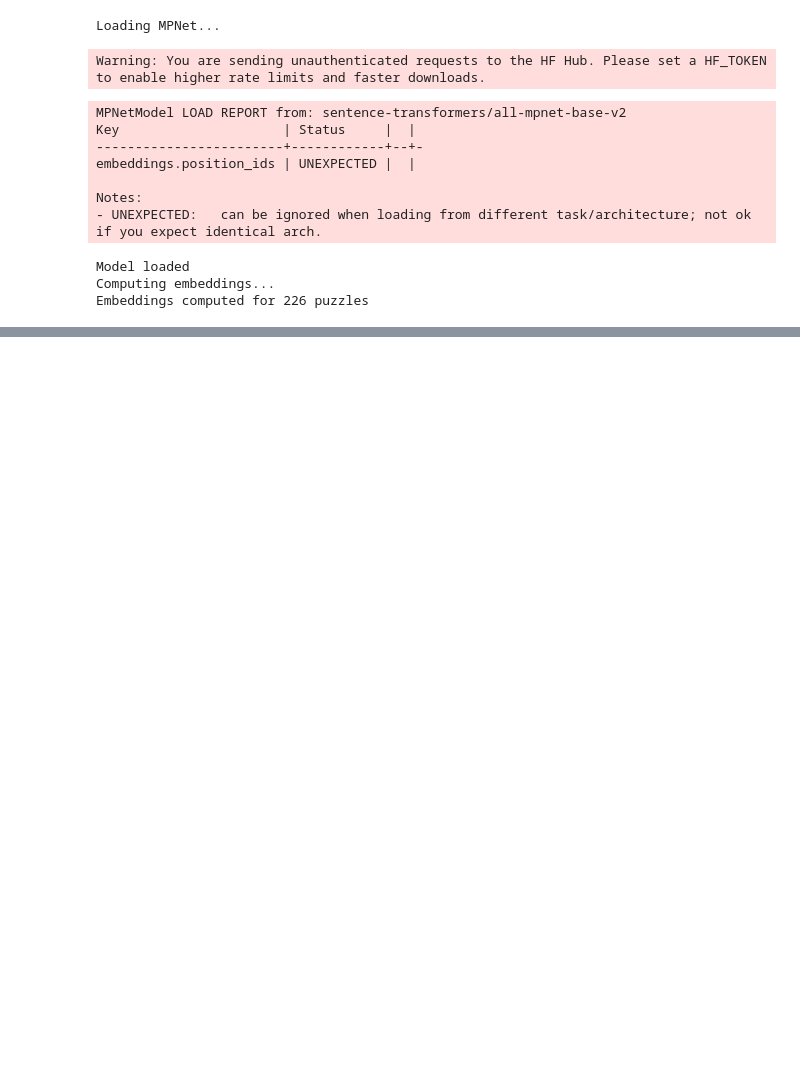
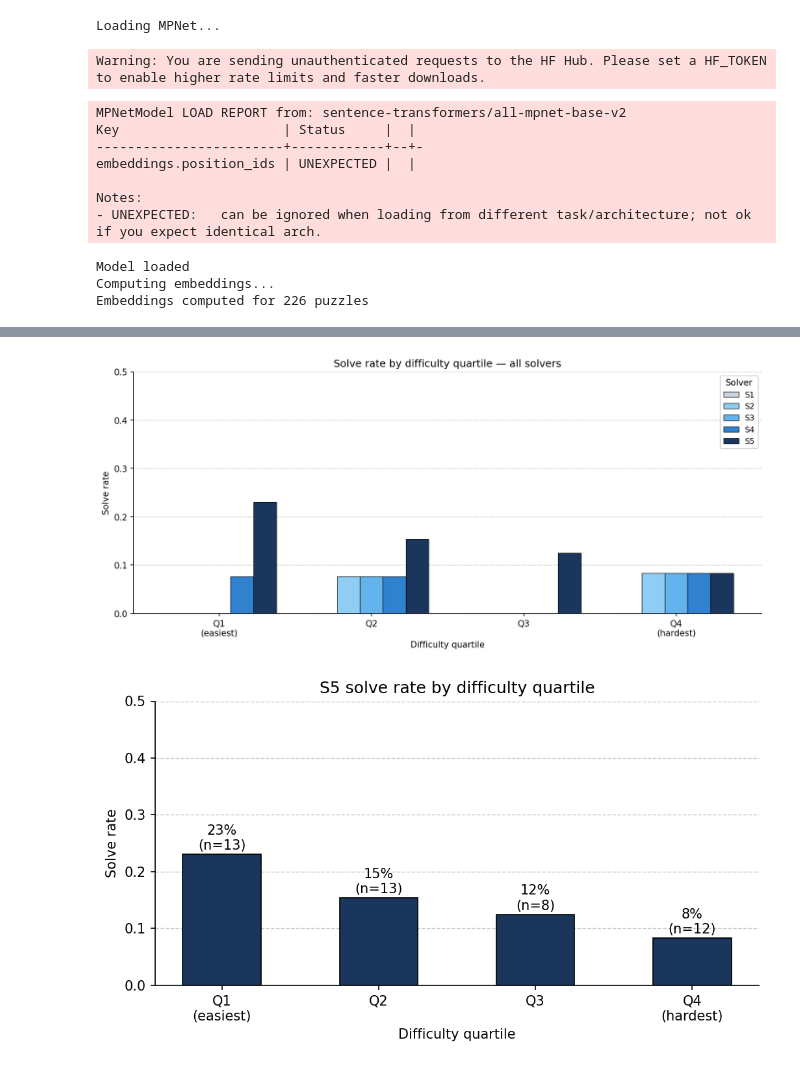
Before and after one commit to benburda/nyt-connections-thesis, a Jupyter notebook: notebooks/03_solver.ipynb, the cells around one changed output, grey strips where cells are left out. Cells and saved outputs as stored; diff of their text form; code cells hidden in the pictures; blank space fills up the shorter version.

```diff
--- a/notebooks/03_solver.ipynb
+++ b/notebooks/03_solver.ipynb
@@ -883,0 +827,75 @@ plt.show()
+# %%
+# ── Figure: Solve rate by difficulty quartile — all solvers + S5 only ─
+difficulties = [item["puzzle"]["difficulty"] for item in test_precomputed]
+df_test = pd.DataFrame({
+    "difficulty": difficulties,
+    "solved_s1": solved_s1,
+    "solved_s2": solved_s2,
+    "solved_s3": solved_s3,
+    "solved_s4": solved_s4,
+    "solved_s5": solved_s5,
+})
+
+df_test["quartile"] = pd.qcut(df_test["difficulty"], q=4,
+                               labels=["Q1\n(easiest)", "Q2", "Q3", "Q4\n(hardest)"])
+
+quartile_stats = df_test.groupby("quartile", observed=True).agg(
+    n=("solved_s5", "count"),
+    s1=("solved_s1", "mean"),
+    s2=("solved_s2", "mean"),
+    s3=("solved_s3", "mean"),
+    s4=("solved_s4", "mean"),
+    s5=("solved_s5", "mean"),
+).reset_index()
+
+print(quartile_stats)
+
+x = np.arange(len(quartile_stats))
+n_solvers = 5
+width = 0.15
+offsets = np.linspace(-(n_solvers-1)/2, (n_solvers-1)/2, n_solvers) * width
+solver_cols = ["s1", "s2", "s3", "s4", "s5"]
+solver_labels = ["S1", "S2", "S3", "S4", "S5"]
+solver_colors = ["#CBD5E0", "#90CDF4", "#63B3ED", "#3182CE", "#1A365D"]
+
+# ── Plot 1: All solvers ───────────────────────────────────────────────
+fig, ax = plt.subplots(figsize=(11, 5))
+for i, (col, label, color) in enumerate(zip(solver_cols, solver_labels, solver_colors)):
+    ax.bar(x + offsets[i], quartile_stats[col], width,
+           label=label, color=color, edgecolor="black", linewidth=0.6)
+
+ax.set_xticks(x)
+ax.set_xticklabels(quartile_stats["quartile"])
+ax.set_xlabel("Difficulty quartile")
+ax.set_ylabel("Solve rate")
+ax.set_title("Solve rate by difficulty quartile — all solvers", fontsize=12)
+ax.legend(title="Solver", fontsize=9)
+ax.set_ylim(0, 0.5)
+ax.yaxis.grid(True, linestyle="--", linewidth=0.7, alpha=0.7)
+ax.set_axisbelow(True)
+plt.tight_layout()
+plt.savefig("../results/fig_solve_rate_quartile_all.png", dpi=150, bbox_inches="tight")
+plt.show()
+
+# ── Plot 2: S5 only ───────────────────────────────────────────────────
+fig, ax = plt.subplots(figsize=(7, 4))
+bars = ax.bar(x, quartile_stats["s5"], color="#1A365D",
+              edgecolor="black", linewidth=0.8, width=0.5)
+
+for bar, (_, row) in zip(bars, quartile_stats.iterrows()):
+    ax.text(bar.get_x() + bar.get_width()/2, bar.get_height() + 0.008,
+            f"{row['s5']:.0%}\n(n={int(row['n'])})",
+            ha="center", fontsize=10, color="black")
+
+ax.set_xticks(x)
+ax.set_xticklabels(quartile_stats["quartile"])
+ax.set_xlabel("Difficulty quartile")
+ax.set_ylabel("Solve rate")
+ax.set_title("S5 solve rate by difficulty quartile", fontsize=12)
+ax.set_ylim(0, 0.5)
+ax.yaxis.grid(True, linestyle="--", linewidth=0.7, alpha=0.7)
+ax.set_axisbelow(True)
+plt.tight_layout()
+plt.savefig("../results/fig_solve_rate_quartile_s5.png", dpi=150, bbox_inches="tight")
+plt.show()
+# %% [output]
@@ -883,0 +907,2 @@ plt.show()
+[figure, added]
+[figure, added]
```
Also changed, not shown: parts of 46 cells of this notebook, 1 other file.
